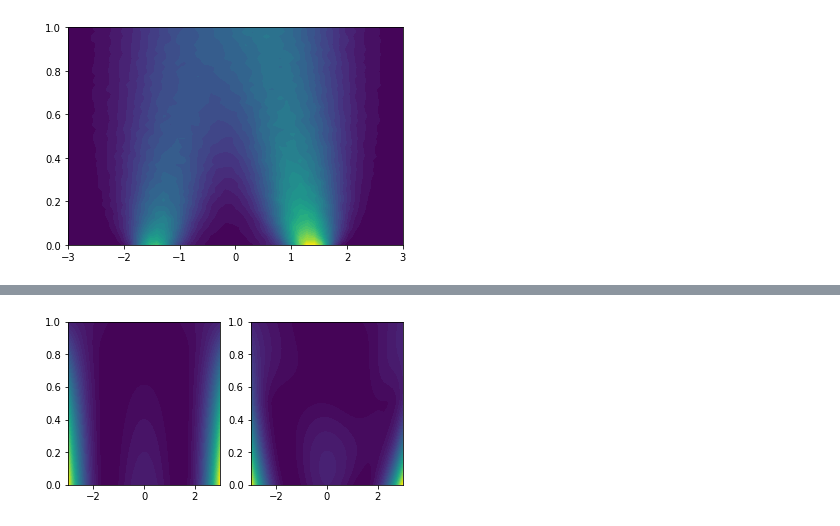
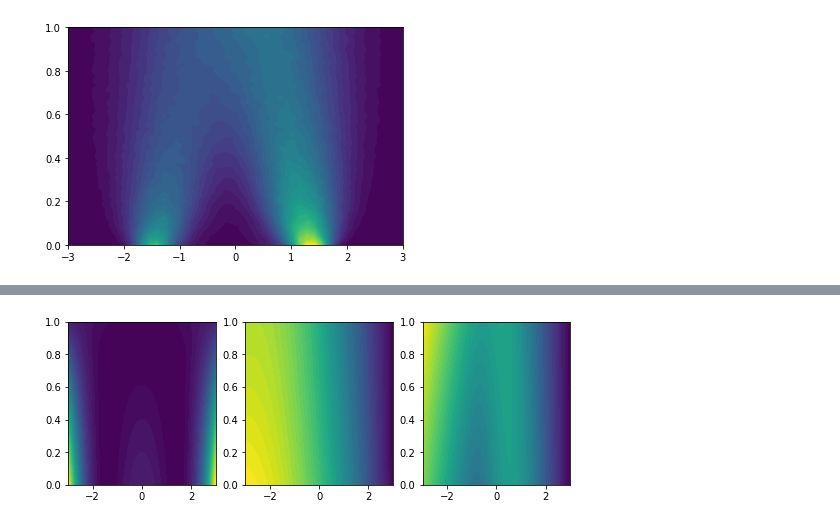
Before and after one commit to MaaikeG/diff_model_test, a Jupyter notebook: double_well.ipynb, the cells around one changed output, grey strips where cells are left out. Drawn from its saved outputs; the diff is of its cells as text; code cells hidden in the pictures.

```diff
--- a/double_well.ipynb
+++ b/double_well.ipynb
@@ -20,7 +20,7 @@ prior = Normal.NormalDistribution(dim=1)
 net = torch.nn.Sequential(torch.nn.Linear(2, 64), torch.nn.SiLU(), torch.nn.Linear(64, 1))
 # %%
 # the potential function
-V = LinearInterpolation(prior=prior, target=target, net=net)
+V = net
 # %%
 import matplotlib.pyplot as plt
 
@@ -52,11 +52,8 @@ plt.show()
 # %% [output]
 [figure]
 # %%
-from diffusion import diffusionmodel
-
-
 def cumulative_beta_linear(t):
     '''The integral of the noise schedule over the interval [0, t]. In this case a simple linear schedule'''
     return t
 
-sde = diffusionmodel.SDE(TransitionKernel(cumulative_beta=cumulative_beta_linear))
+sde = SDE(TransitionKernel(cumulative_beta=cumulative_beta_linear))
@@ -86,4 +81,11 @@ optimizer = Adam(diff_model.parameters(), lr=1e-3)
 def MSE_loss(prediction, ground_truth):
     loss = ((prediction - ground_truth)**2).mean()
     return loss
+# %%
+X = X.to(device)
+Y = Y.to(device)
+
+with torch.no_grad():
+    pre_training_out = V(torch.hstack([X.view(50*50, 1), Y.view(50*50, 1)])).view(50,50)
+pre_training_out = pre_training_out - pre_training_out.min(dim=1, keepdim=True)[0]
 # %%
@@ -120,21 +101,19 @@ Epoch 19/20 total loss: 2481.516601562596920787
 # %%
-fig, (ax1, ax2) = plt.subplots(1, 2, figsize=(6, 3))
-
-X = X.to(device)
-Y = Y.to(device)
+fig, (ax1, ax2, ax3) = plt.subplots(1, 3, figsize=(9, 3))
 
 with torch.no_grad():
-    post_training_out = V.energy(X.view(50*50, 1), Y.view(50*50, 1)).view(50,50)
+    post_training_out = V(torch.hstack([X.view(50*50, 1), Y.view(50*50, 1)])).view(50,50)
 
 
 naive_interpolation = lambda x, t :  (1 - t) * target.energy(x) + t * prior.energy(x)
 naive_out = naive_interpolation(X.view(50*50, 1), Y.view(50*50, 1)).view(50, 50)
 naive_out = naive_out - naive_out.min(dim=1, keepdim=True)[0]
 
 im1 = ax1.contourf(X.cpu(), Y.cpu(), naive_out.cpu(), levels=50)
 
 post_training_out = post_training_out - post_training_out.min(dim=1, keepdim=True)[0]
 
-im2 = ax2.contourf(X.cpu(), Y.cpu(), post_training_out.cpu(), levels=50)
+im2 = ax2.contourf(X.cpu(), Y.cpu(), pre_training_out.cpu(), levels=50)
+im3 = ax3.contourf(X.cpu(), Y.cpu(), post_training_out.cpu(), levels=50)
 # %% [output]
-[figure, old version]
+[figure, new version]
```
Also changed, not shown: parts of 5 cells of this notebook, 3 other files.
